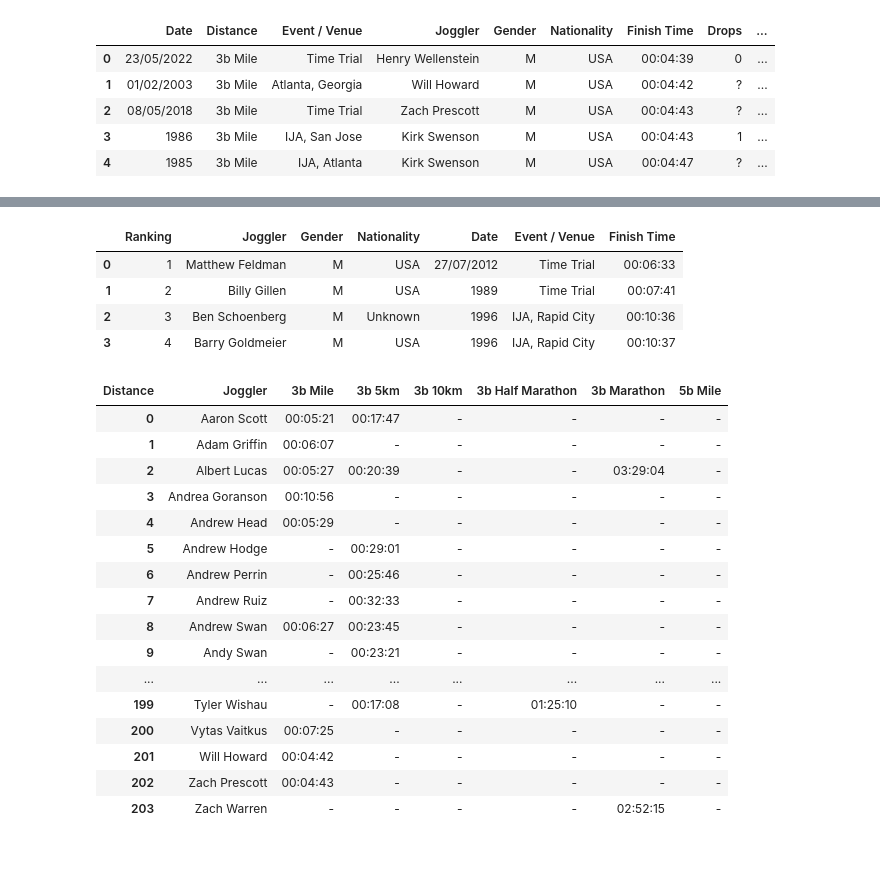
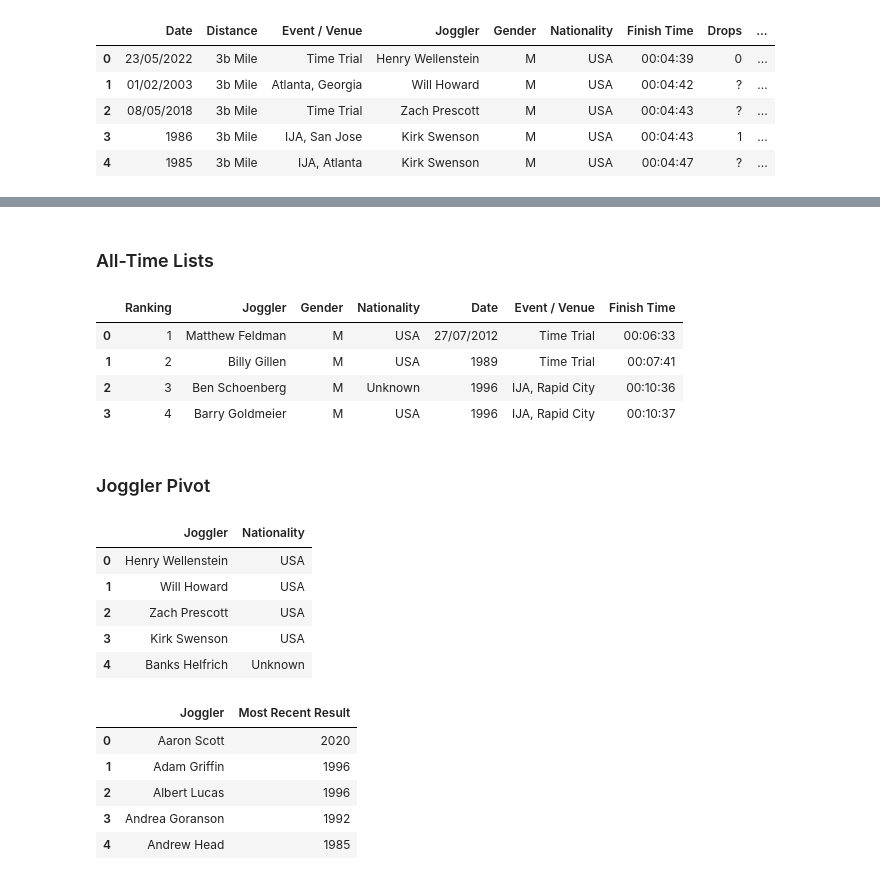
Before and after one commit to joggling-results/results, a Jupyter notebook: Analysis.ipynb, the cells around one changed output, grey strips where cells are left out. Cells and saved outputs as stored; diff of their text form; code cells hidden in the pictures.

```diff
--- a/Analysis.ipynb
+++ b/Analysis.ipynb
@@ -14,3 +22,5 @@ data.head()
+# %% [markdown]
+### All-Time Lists
 # %%
 def all_time_list(distance):
     fastest_times = data[data['Distance']==distance][['Joggler','Finish Time']].groupby(['Joggler']).min().reset_index()
@@ -27,29 +37,5 @@ all_time_list('5b Mile')
 | 1 | 2 | Billy Gillen | M | USA | 1989 | Time Trial | 00:07:41 |
 | 2 | 3 | Ben Schoenberg | M | Unknown | 1996 | IJA, Rapid City | 00:10:36 |
 | 3 | 4 | Barry Goldmeier | M | USA | 1996 | IJA, Rapid City | 00:10:37 |
-# %%
-pivot_df = pd.pivot_table(data,
-                          values='Finish Time',
-                          index='Joggler',
-                          columns='Distance',
-                          aggfunc='min')
-pivot_df = pivot_df[['3b Mile','3b 5km','3b 10km','3b Half Marathon','3b Marathon','5b Mile']].reset_index().fillna('-')
-pivot_df
-# %% [output]
-| Distance | Joggler | 3b Mile | 3b 5km | 3b 10km | 3b Half Marathon | 3b Marathon | 5b Mile |
-| 0 | Aaron Scott | 00:05:21 | 00:17:47 | - | - | - | - |
-| 1 | Adam Griffin | 00:06:07 | - | - | - | - | - |
-| 2 | Albert Lucas | 00:05:27 | 00:20:39 | - | - | 03:29:04 | - |
-| 3 | Andrea Goranson | 00:10:56 | - | - | - | - | - |
-| 4 | Andrew Head | 00:05:29 | - | - | - | - | - |
-| 5 | Andrew Hodge | - | 00:29:01 | - | - | - | - |
-| 6 | Andrew Perrin | - | 00:25:46 | - | - | - | - |
-| 7 | Andrew Ruiz | - | 00:32:33 | - | - | - | - |
-| 8 | Andrew Swan | 00:06:27 | 00:23:45 | - | - | - | - |
-| 9 | Andy Swan | - | 00:23:21 | - | - | - | - |
-| ... | ... | ... | ... | ... | ... | ... | ... |
-| 199 | Tyler Wishau | - | 00:17:08 | - | 01:25:10 | - | - |
-| 200 | Vytas Vaitkus | 00:07:25 | - | - | - | - | - |
-| 201 | Will Howard | 00:04:42 | - | - | - | - | - |
-| 202 | Zach Prescott | 00:04:43 | - | - | - | - | - |
-| 203 | Zach Warren | - | - | - | - | 02:52:15 | - |
+# %% [markdown]
+### Joggler Pivot
@@ -55,0 +55,20 @@ pivot_df
+# %%
+nationality_df = data[['Joggler','Nationality']].drop_duplicates().reset_index(drop=True).replace({'0':'Unknown'})
+nationality_df.head()
+# %% [output]
+|  | Joggler | Nationality |
+| 0 | Henry Wellenstein | USA |
+| 1 | Will Howard | USA |
+| 2 | Zach Prescott | USA |
+| 3 | Kirk Swenson | USA |
+| 4 | Banks Helfrich | Unknown |
+# %%
+recency_df = data.groupby('Joggler')['Year'].max().reset_index().rename({'Year':'Most Recent Result'},axis=1)
+recency_df.head()
+# %% [output]
+|  | Joggler | Most Recent Result |
+| 0 | Aaron Scott | 2020 |
+| 1 | Adam Griffin | 1996 |
+| 2 | Albert Lucas | 1996 |
+| 3 | Andrea Goranson | 1992 |
+| 4 | Andrew Head | 1985 |
```
Also changed, not shown: parts of 6 cells of this notebook, 3 other files.
